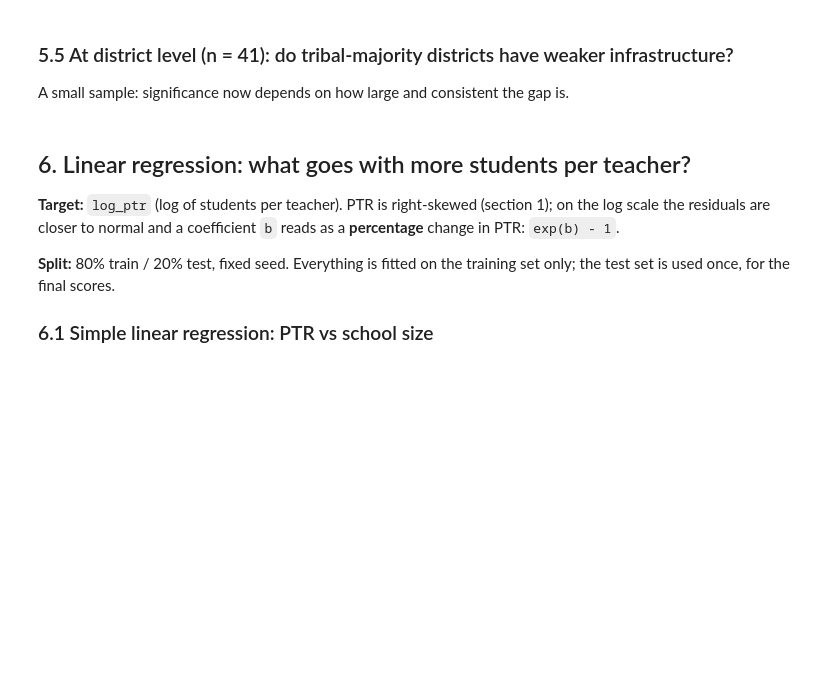
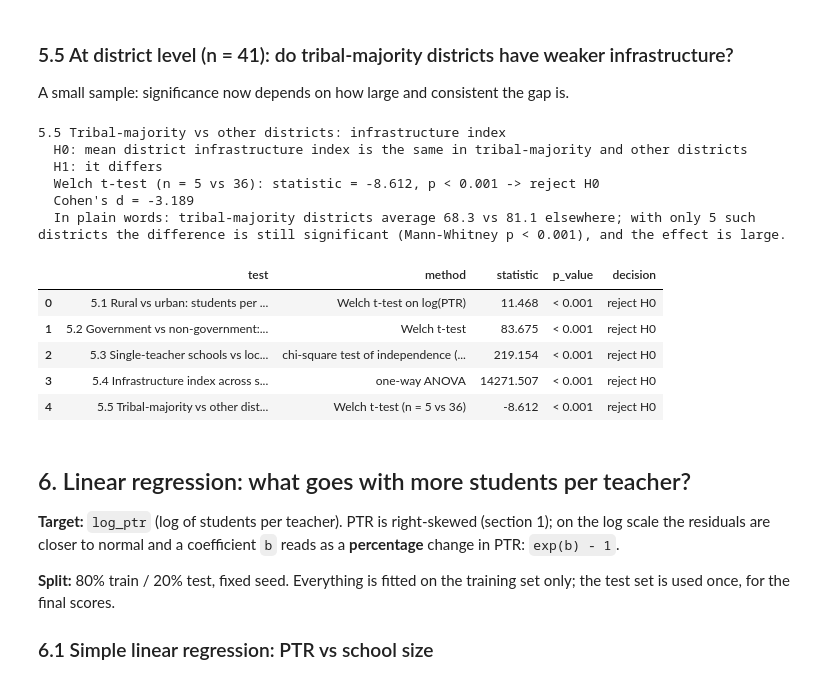
Before and after one commit to adi13apr/Rajasthan-Udise-Insights, a Jupyter notebook: notebooks/statistical_analysis.ipynb, the cells around one changed output. Drawn from its saved outputs; the diff is of its cells as text; code cells hidden in the pictures; blank space fills up the shorter version.

```diff
--- a/notebooks/statistical_analysis.ipynb
+++ b/notebooks/statistical_analysis.ipynb
@@ -489,19 +638,32 @@ A small sample: significance now depends on how large and consistent the gap is.
 # %%
 dl = districts[districts.year == "2025-26"]
 tribal = dl.loc[dl.st_share >= .5, "avg_infra_index"]; other = dl.loc[dl.st_share < .5, "avg_infra_index"]
 t, p = stats.ttest_ind(tribal, other, equal_var=False)
 u, p_u = stats.mannwhitneyu(tribal, other)
 d = cohens_d(tribal, other)
 report("5.5 Tribal-majority vs other districts: infrastructure index",
        "mean district infrastructure index is the same in tribal-majority and other districts", "it differs",
        f"Welch t-test (n = {len(tribal)} vs {len(other)})", t, p, d, "Cohen's d",
        f"tribal-majority districts average {tribal.mean():.1f} vs {other.mean():.1f} elsewhere; with only "
        f"{len(tribal)} such districts the difference is {'still significant' if p < .05 else 'not significant'} "
-       f"(Mann-Whitney p = {p_u:.3g}), and the effect is {size_word(d)}.")
+       f"(Mann-Whitney p {fmt_p(p_u)}), and the effect is {size_word(d)}.")
 R["test_tribal_districts"] = {"p": p, "d": d, "mean_tribal": tribal.mean(), "mean_other": other.mean(),
                               "n_tribal": len(tribal), "p_mann_whitney": p_u}
 tests = pd.DataFrame(TESTS)
-tests[["test", "method", "statistic", "p_value", "decision"]]
+tests[["test", "method", "statistic", "p_value", "decision"]].assign(p_value=tests.p_value.map(p_text))
+# %% [output]
+5.5 Tribal-majority vs other districts: infrastructure index
+  H0: mean district infrastructure index is the same in tribal-majority and other districts
+  H1: it differs
+  Welch t-test (n = 5 vs 36): statistic = -8.612, p < 0.001 -> reject H0
+  Cohen's d = -3.189
+  In plain words: tribal-majority districts average 68.3 vs 81.1 elsewhere; with only 5 such districts the difference is still significant (Mann-Whitney p < 0.001), and the effect is large.
+|  | test | method | statistic | p_value | decision |
+| 0 | 5.1 Rural vs urban: students per ... | Welch t-test on log(PTR) | 11.468 | < 0.001 | reject H0 |
+| 1 | 5.2 Government vs non-government:... | Welch t-test | 83.675 | < 0.001 | reject H0 |
+| 2 | 5.3 Single-teacher schools vs loc... | chi-square test of independence (... | 219.154 | < 0.001 | reject H0 |
+| 3 | 5.4 Infrastructure index across s... | one-way ANOVA | 14271.507 | < 0.001 | reject H0 |
+| 4 | 5.5 Tribal-majority vs other dist... | Welch t-test (n = 5 vs 36) | -8.612 | < 0.001 | reject H0 |
 # %% [markdown]
 ## 6. Linear regression: what goes with more students per teacher?
 **Target:** `log_ptr` (log of students per teacher). PTR is right-skewed (section 1); on the log scale the
```
Also changed, not shown: parts of 34 cells of this notebook, 5 other files.
